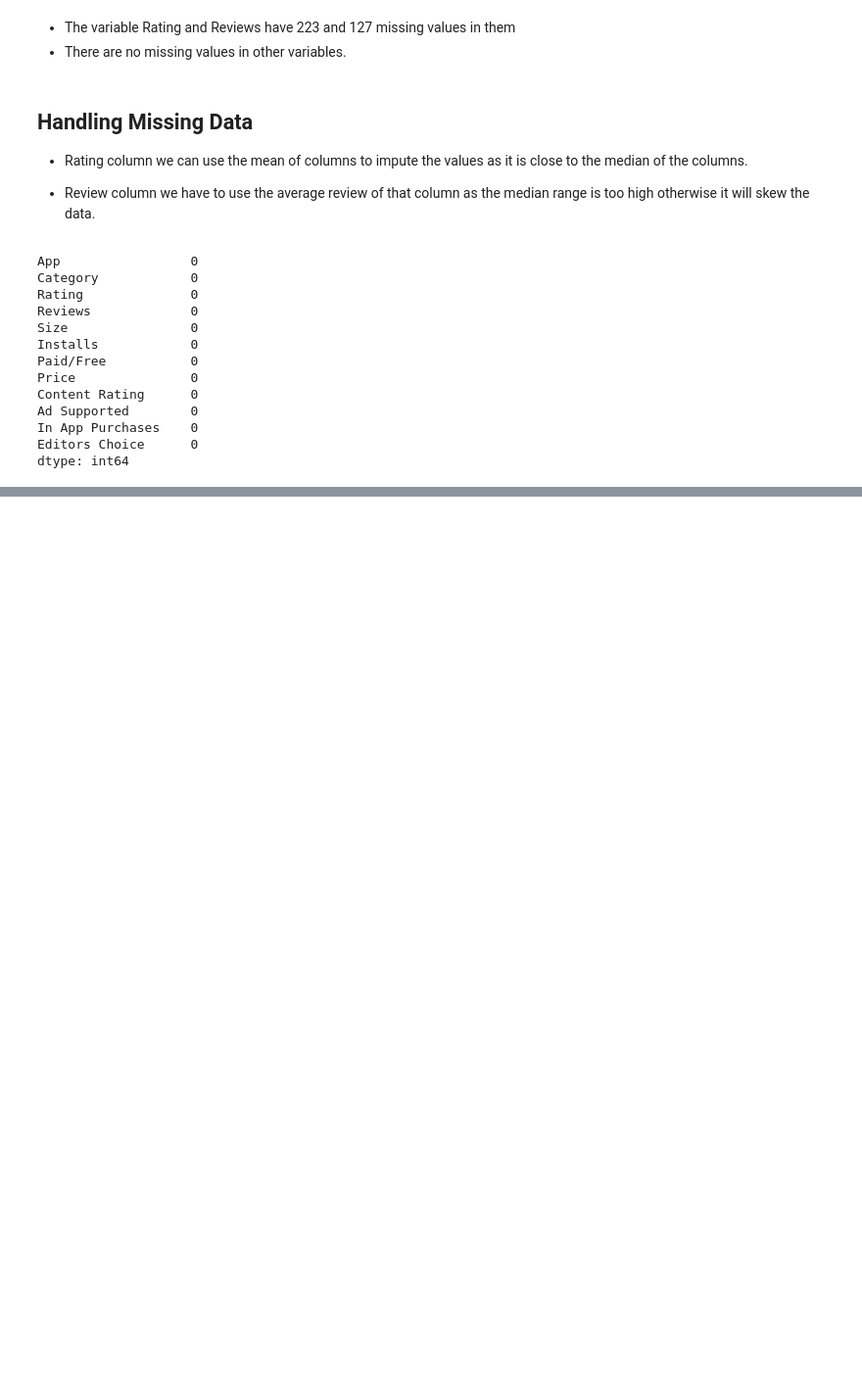
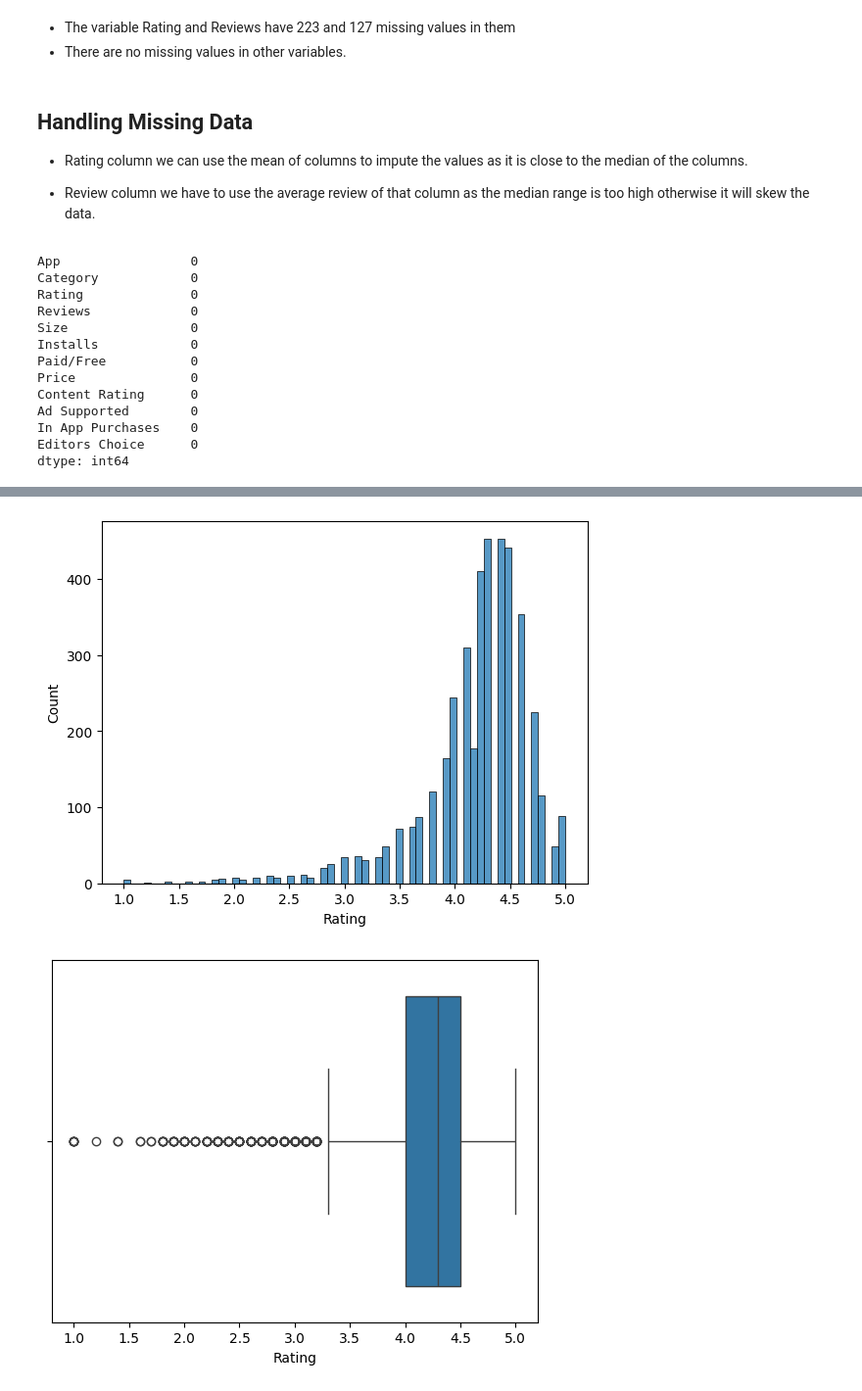
Before and after one commit to HunterKane/University-of-Texas-AI-ML-Projects-, a Jupyter notebook: Practice 1 Google Play Store Case Study - EDA Analysis/Google_Play_Store_Case_Study.ipynb, the cells around one changed output, grey strips where cells are left out. Shown at 98% size. Cells and saved outputs as stored; diff of their text form; code cells hidden in the pictures; blank space fills up the shorter version.

```diff
--- a/Practice 1 Google Play Store Case Study - EDA Analysis/Google_Play_Store_Case_Study.ipynb
+++ b/Practice 1 Google Play Store Case Study - EDA Analysis/Google_Play_Store_Case_Study.ipynb
@@ -190,0 +217,9 @@ dtype: int64
+# %%
+#Observations on Ratings
+sns.histplot(data=df,x='Rating')
+plt.show()
+sns.boxplot(data=df,x='Rating')
+plt.show()
+# %% [output]
+[figure, added]
+[figure, added]
```
Also changed, not shown: parts of 11 cells of this notebook.
